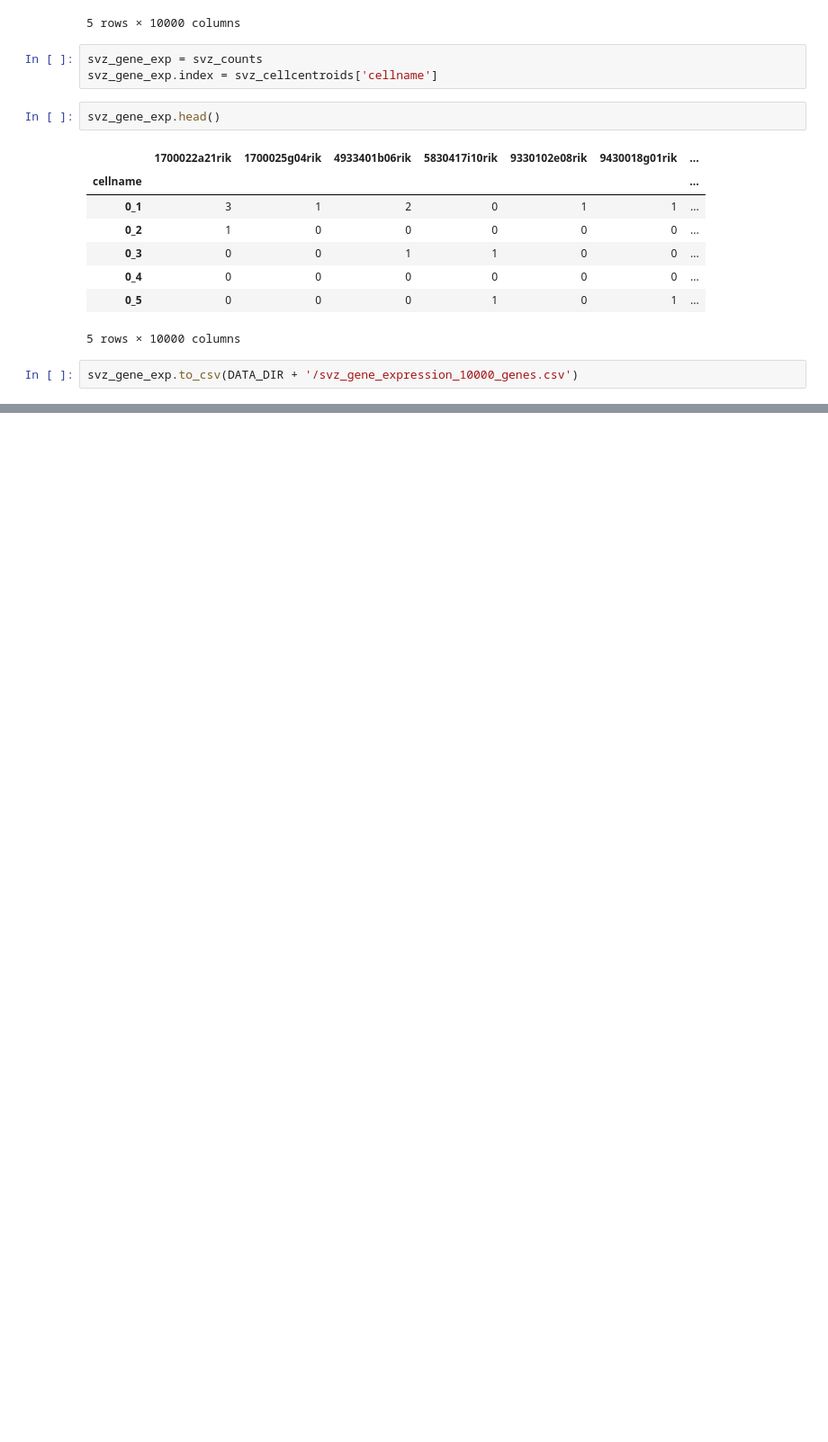
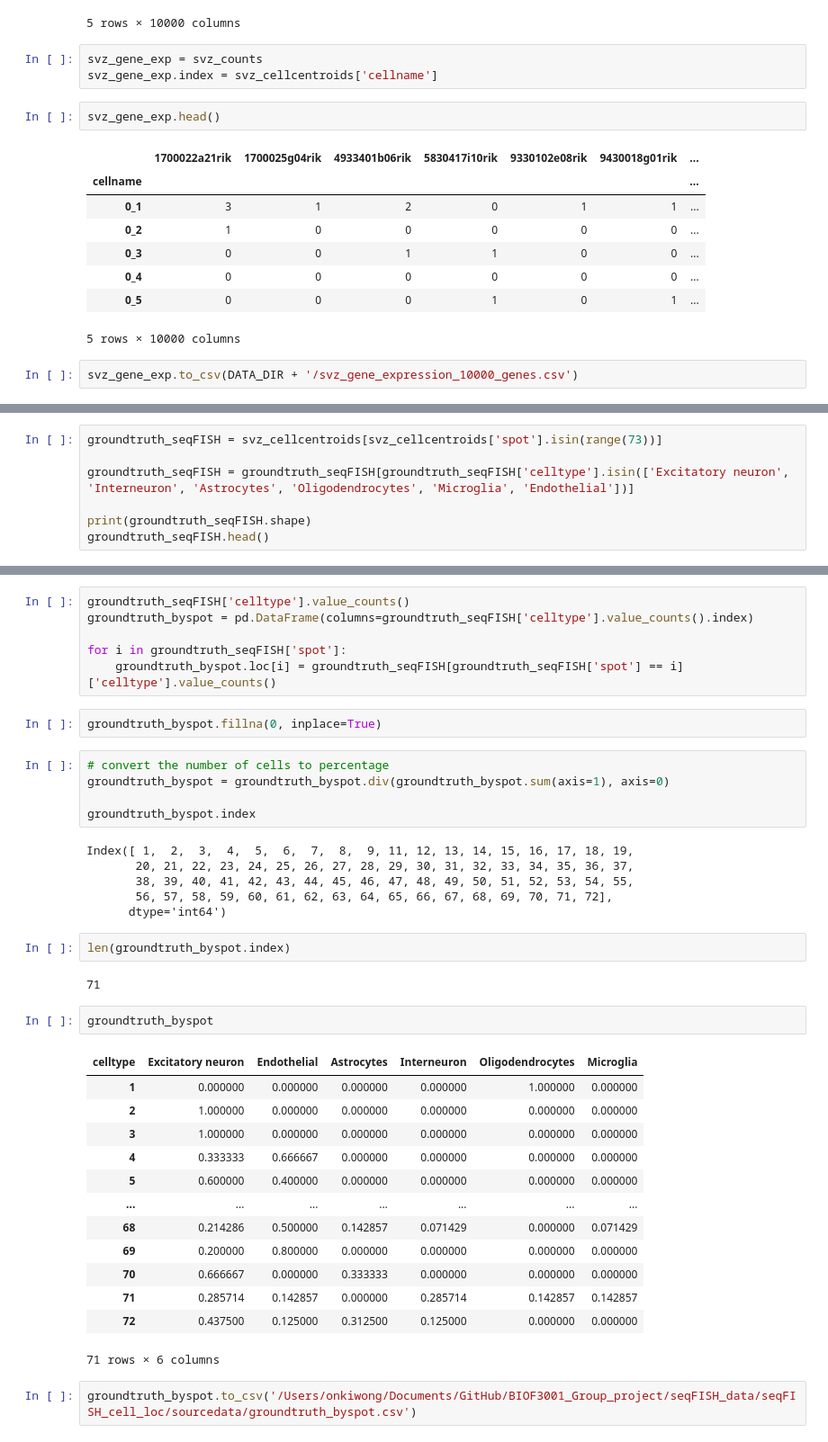
Before and after one commit to Angel030331/BIOF3001_Group_project, a Jupyter notebook: seqFISH_data/seqFISH_cell_loc/sourcedata/seqFISH_data_mapping.ipynb, the cells around one changed output, grey strips where cells are left out. Shown: that part at 90% size. Cells and saved outputs as stored; diff of their text form; blank space fills up the shorter version.

```diff
--- a/seqFISH_data/seqFISH_cell_loc/sourcedata/seqFISH_data_mapping.ipynb
+++ b/seqFISH_data/seqFISH_cell_loc/sourcedata/seqFISH_data_mapping.ipynb
@@ -121,0 +278,7 @@ svz_gene_exp.to_csv(DATA_DIR + '/svz_gene_expression_10000_genes.csv')
+# %%
+groundtruth_seqFISH = svz_cellcentroids[svz_cellcentroids['spot'].isin(range(73))]
+
+groundtruth_seqFISH = groundtruth_seqFISH[groundtruth_seqFISH['celltype'].isin(['Excitatory neuron', 'Interneuron', 'Astrocytes', 'Oligodendrocytes', 'Microglia', 'Endothelial'])]
+
+print(groundtruth_seqFISH.shape)
+groundtruth_seqFISH.head()
@@ -121,0 +293,41 @@ svz_gene_exp.to_csv(DATA_DIR + '/svz_gene_expression_10000_genes.csv')
+# %%
+groundtruth_seqFISH['celltype'].value_counts()
+groundtruth_byspot = pd.DataFrame(columns=groundtruth_seqFISH['celltype'].value_counts().index)
+
+for i in groundtruth_seqFISH['spot']:
+    groundtruth_byspot.loc[i] = groundtruth_seqFISH[groundtruth_seqFISH['spot'] == i]['celltype'].value_counts()
+# %%
+groundtruth_byspot.fillna(0, inplace=True)
+# %%
+# convert the number of cells to percentage
+groundtruth_byspot = groundtruth_byspot.div(groundtruth_byspot.sum(axis=1), axis=0)
+
+groundtruth_byspot.index
+# %% [output]
+Index([ 1,  2,  3,  4,  5,  6,  7,  8,  9, 11, 12, 13, 14, 15, 16, 17, 18, 19,
+       20, 21, 22, 23, 24, 25, 26, 27, 28, 29, 30, 31, 32, 33, 34, 35, 36, 37,
+       38, 39, 40, 41, 42, 43, 44, 45, 46, 47, 48, 49, 50, 51, 52, 53, 54, 55,
+       56, 57, 58, 59, 60, 61, 62, 63, 64, 65, 66, 67, 68, 69, 70, 71, 72],
+      dtype='int64')
+# %%
+len(groundtruth_byspot.index)
+# %% [output]
+71
+# %%
+groundtruth_byspot
+# %% [output]
+| celltype | Excitatory neuron | Endothelial | Astrocytes | Interneuron | Oligodendrocytes | Microglia |
+| 1 | 0.000000 | 0.000000 | 0.000000 | 0.000000 | 1.000000 | 0.000000 |
+| 2 | 1.000000 | 0.000000 | 0.000000 | 0.000000 | 0.000000 | 0.000000 |
+| 3 | 1.000000 | 0.000000 | 0.000000 | 0.000000 | 0.000000 | 0.000000 |
+| 4 | 0.333333 | 0.666667 | 0.000000 | 0.000000 | 0.000000 | 0.000000 |
+| 5 | 0.600000 | 0.400000 | 0.000000 | 0.000000 | 0.000000 | 0.000000 |
+| ... | ... | ... | ... | ... | ... | ... |
+| 68 | 0.214286 | 0.500000 | 0.142857 | 0.071429 | 0.000000 | 0.071429 |
+| 69 | 0.200000 | 0.800000 | 0.000000 | 0.000000 | 0.000000 | 0.000000 |
+| 70 | 0.666667 | 0.000000 | 0.333333 | 0.000000 | 0.000000 | 0.000000 |
+| 71 | 0.285714 | 0.142857 | 0.000000 | 0.285714 | 0.142857 | 0.142857 |
+| 72 | 0.437500 | 0.125000 | 0.312500 | 0.125000 | 0.000000 | 0.000000 |
+71 rows × 6 columns
+# %%
+groundtruth_byspot.to_csv('/Users/onkiwong/Documents/GitHub/BIOF3001_Group_project/seqFISH_data/seqFISH_cell_loc/sourcedata/groundtruth_byspot.csv')
```
Also changed, not shown: parts of 11 cells of this notebook, 33 other files.
